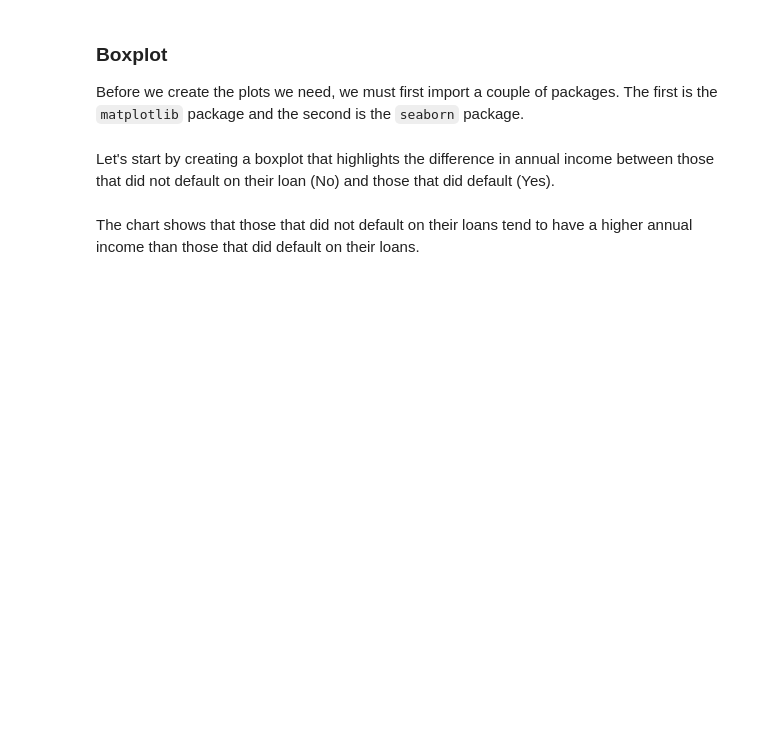
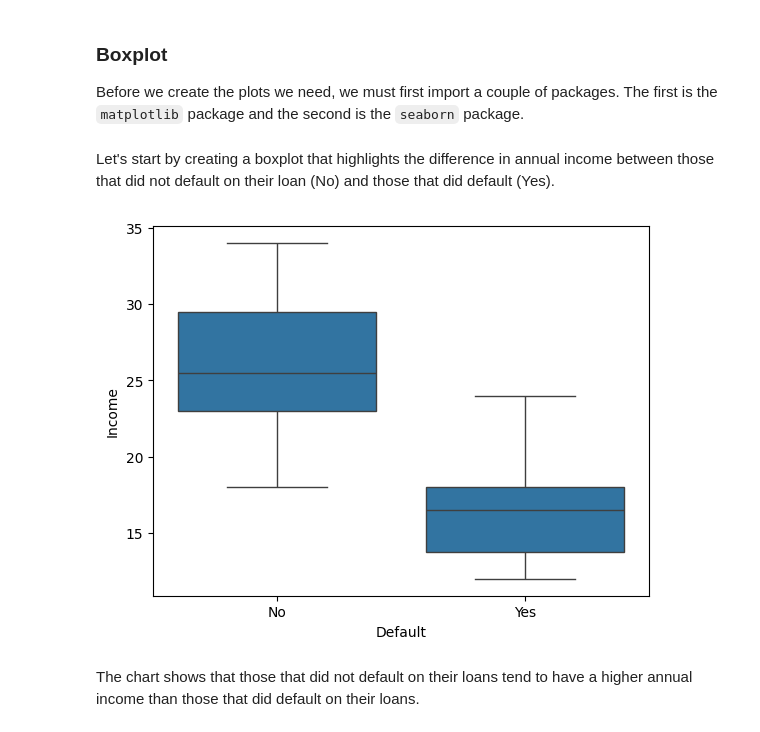
Before and after one commit to aritra19972603/machine-learning-with-python-logistic-regression-3211129, a Jupyter notebook: src/03b.ipynb, the cells around one changed output. Drawn from its saved outputs; the diff is of its cells as text; code cells hidden in the pictures; blank space fills up the shorter version.

```diff
--- a/src/03b.ipynb
+++ b/src/03b.ipynb
@@ -84,6 +84,10 @@ from matplotlib import pyplot as plt
 import seaborn as sns
 # %% [markdown]
 Let's start by creating a boxplot that highlights the difference in annual income between those that did not default on their loan (No) and those that did default (Yes).
+# %%
+ax=sns.boxplot(data=loan, x='Default', y='Income')
+# %% [output]
+[figure, added]
 # %% [markdown]
 The chart shows that those that did not default on their loans tend to have a higher annual income than those that did default on their loans.
 # %% [markdown]
```
Also changed, not shown: parts of 3 cells of this notebook.
